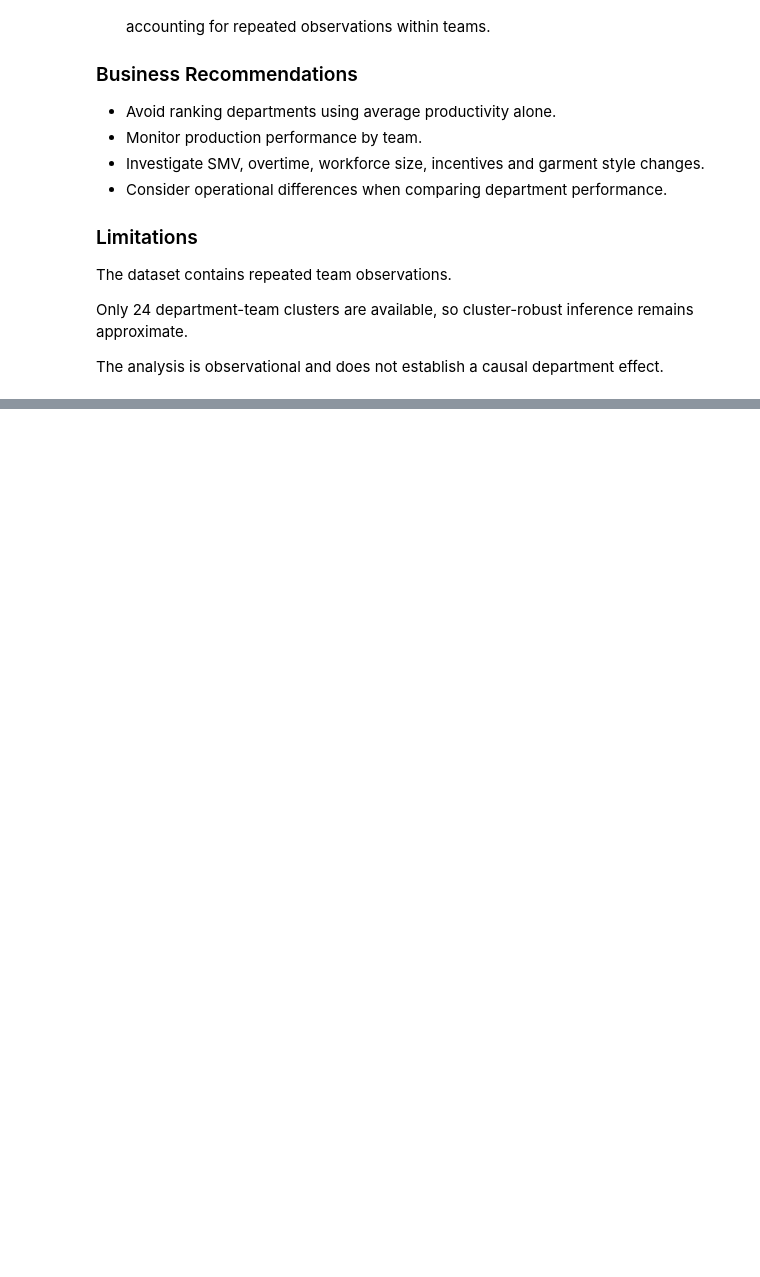
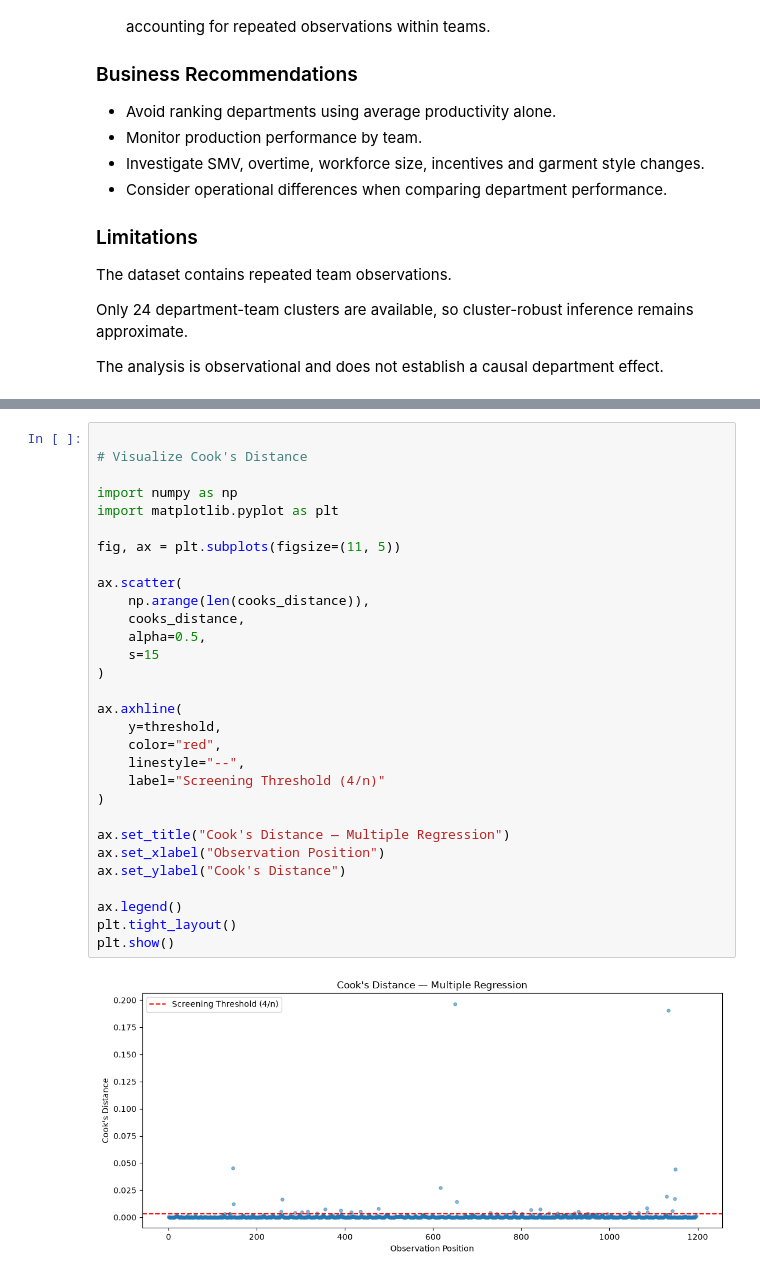
Before and after one commit to Reshmila2002/garment-production-intelligence, a Jupyter notebook: notebooks/04_statistical_productivity_analysis.ipynb, the cells around one changed output, grey strips where cells are left out. Drawn from its saved outputs; the diff is of its cells as text; blank space fills up the shorter version.

```diff
--- a/notebooks/04_statistical_productivity_analysis.ipynb
+++ b/notebooks/04_statistical_productivity_analysis.ipynb
@@ -727,0 +1310,32 @@ establish a causal department effect.
+# %%
+
+# Visualize Cook's Distance
+
+import numpy as np
+import matplotlib.pyplot as plt
+
+fig, ax = plt.subplots(figsize=(11, 5))
+
+ax.scatter(
+    np.arange(len(cooks_distance)),
+    cooks_distance,
+    alpha=0.5,
+    s=15
+)
+
+ax.axhline(
+    y=threshold,
+    color="red",
+    linestyle="--",
+    label="Screening Threshold (4/n)"
+)
+
+ax.set_title("Cook's Distance — Multiple Regression")
+ax.set_xlabel("Observation Position")
+ax.set_ylabel("Cook's Distance")
+
+ax.legend()
+plt.tight_layout()
+plt.show()
+# %% [output]
+[figure, added]
```
Also changed, not shown: parts of 26 cells of this notebook.
